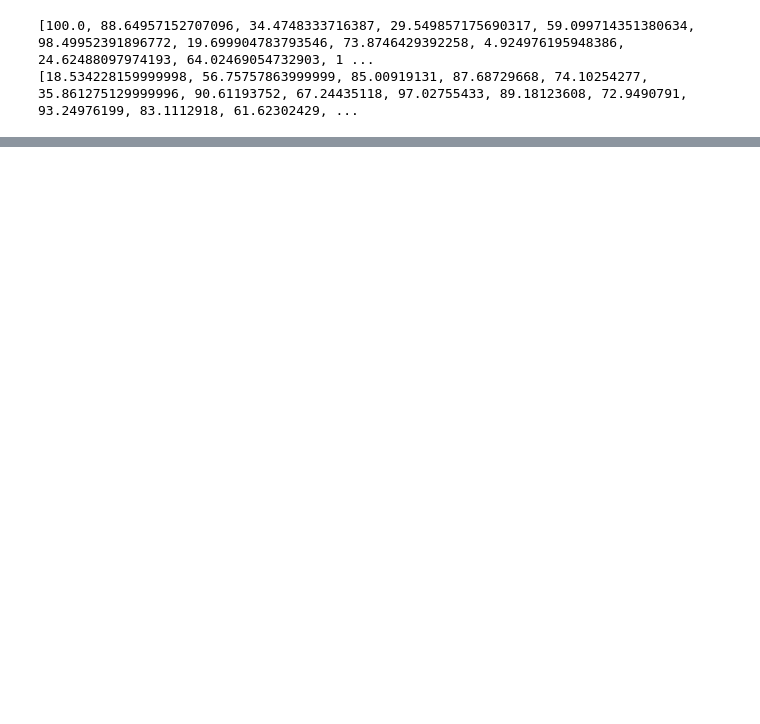
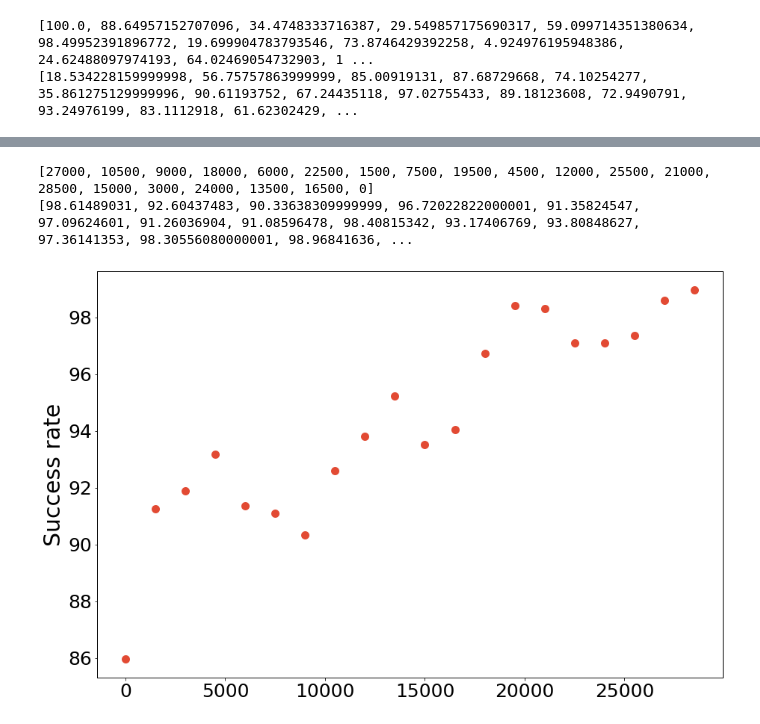
Before and after one commit to soheilzi/effective-flow, a Jupyter notebook: ub_results/ubResult.ipynb, the cells around one changed output, grey strips where cells are left out. Drawn from its saved outputs; the diff is of its cells as text; code cells hidden in the pictures; blank space fills up the shorter version.

```diff
--- a/ub_results/ubResult.ipynb
+++ b/ub_results/ubResult.ipynb
@@ -36,17 +33,26 @@ def get_data(file):
     return float(jsonData['Success']['Mean']) * 100
     # print(data)
 
-def add_new_data(directory):
+def add_new_data(directory, unbalanced_channels, successRate):
     for file in pathlib.Path(directory).glob('*'):
         if str(file).split('/')[-1] == "cloth_output.json":
             unbalanced_channels.append(int(str(file).split('/')[1]) / 304.57)
             successRate.append(get_data(file))
             # get_data(file)
+
+def add_new_data_batch(directory, _from, successRate):
+    for file in pathlib.Path(directory).glob('*'):
+        if str(file).split('/')[-1] == "cloth_output.json":
+            _from.append(int(str(file).split('/')[1]))
+            successRate.append(get_data(file))
+            # get_data(file)
 # %%
 output_dir = "networks"
+unbalanced_channels = []
+successRate = []
 for directory in pathlib.Path(output_dir).glob('*'):
-    # if str(directory) != "networks/all-channels":
-    add_new_data(str(directory))
+    # if int(str(directory).split("/")[-1]) % 1500 == 0:
+    add_new_data(str(directory), unbalanced_channels, successRate)
 print(unbalanced_channels)
 print(successRate)
 # %% [output]
@@ -62,0 +82,19 @@ Text(0, 0.5, 'Success rate')
+# %%
+output_dir = "batch_EBC_networks"
+EBC_from = []
+batch_EBC_successRate = []
+for directory in pathlib.Path(output_dir).glob('*'):
+    if int(str(directory).split("/")[-1]) % 1500 == 0:
+        add_new_data_batch(str(directory), EBC_from, batch_EBC_successRate)
+print(EBC_from)
+print(batch_EBC_successRate)
+plt.scatter(EBC_from, batch_EBC_successRate, linewidth=5)
+# plt.plot(EBC_from, batch_EBC_successRate, linewidth=4)
+
+# plt.xlabel("Percentage of initialy unbalanced channels")
+plt.ylabel("Success rate")
+plt.show()
+# %% [output]
+[27000, 10500, 9000, 18000, 6000, 22500, 1500, 7500, 19500, 4500, 12000, 25500, 21000, 28500, 15000, 3000, 24000, 13500, 16500, 0]
+[98.61489031, 92.60437483, 90.33638309999999, 96.72022822000001, 91.35824547, 97.09624601, 91.26036904, 91.08596478, 98.40815342, 93.17406769, 93.80848627, 97.36141353, 98.30556080000001, 98.96841636, ...
+[figure, added]
```
Also changed, not shown: parts of 3 cells of this notebook, 45 other files.
